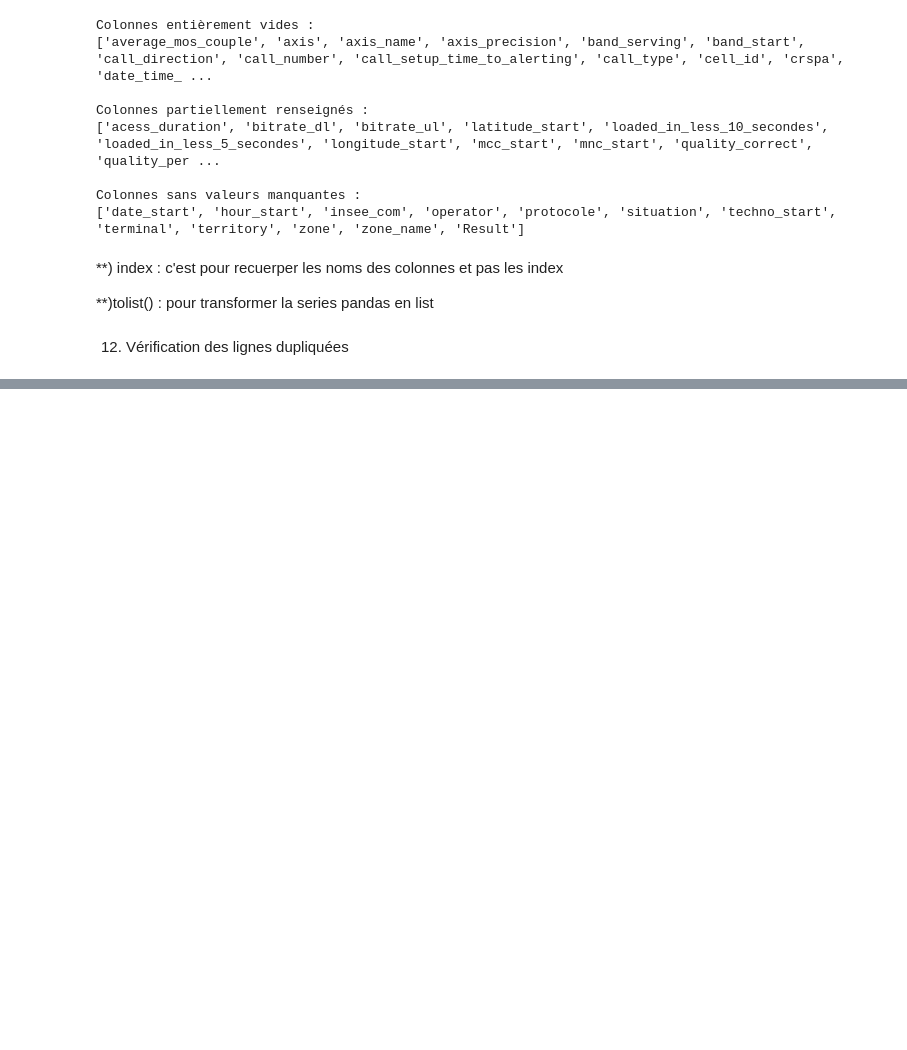
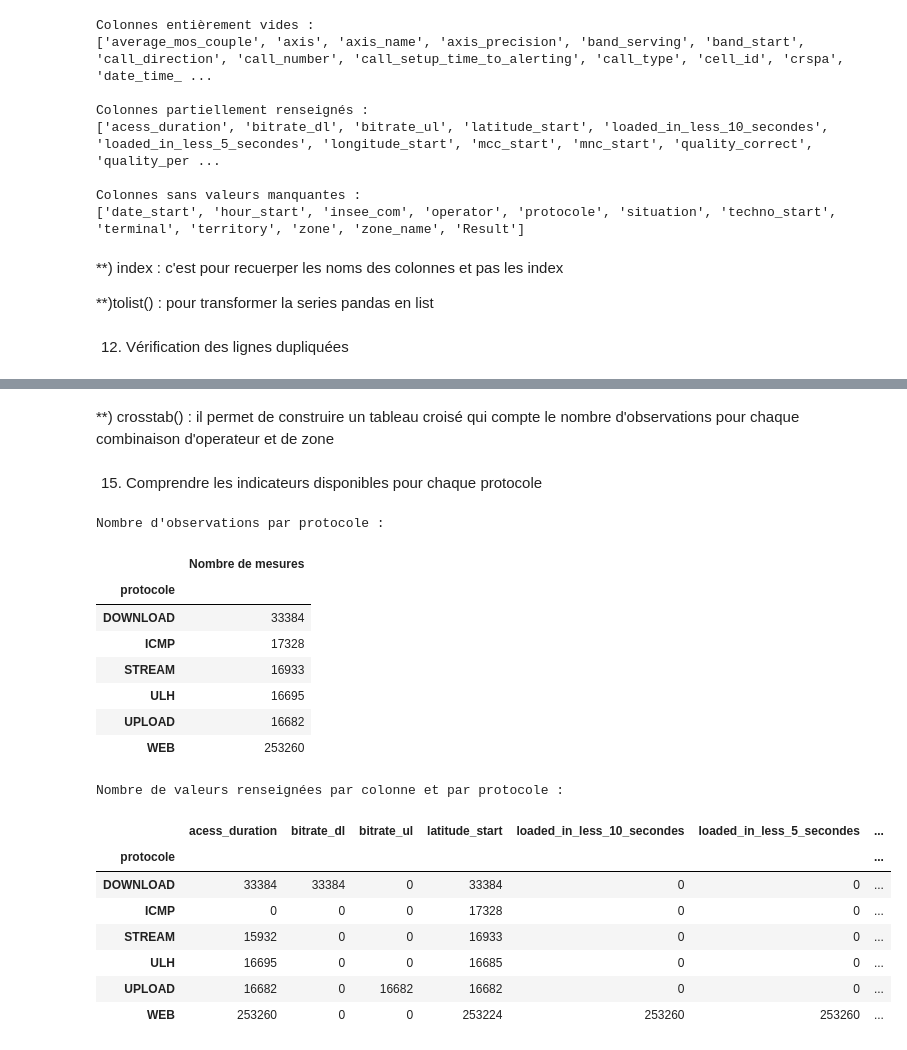
Before and after one commit to SoniaCH613/mobile-network-performance-analysis, a Jupyter notebook: analyses_jupyter/exploration_donnees_01.ipynb, the cells around one changed output, grey strips where cells are left out. Drawn from its saved outputs; the diff is of its cells as text; code cells hidden in the pictures; blank space fills up the shorter version.

```diff
--- a/analyses_jupyter/exploration_donnees_01.ipynb
+++ b/analyses_jupyter/exploration_donnees_01.ipynb
@@ -250,0 +316,33 @@ print("Nombre de lignes entièrement dupliquées :",nombre_doublons)
+# %% [markdown]
+**) crosstab() : il permet de construire un tableau croisé qui compte le nombre d'observations pour chaque combinaison d'operateur et de zone
+# %% [markdown]
+15. Comprendre les indicateurs disponibles pour chaque protocole
+# %%
+repartition_champs=donnees_completes.groupby("protocole")[colonnes_partielles.index].count()
+
+total_par_protocole=donnees_completes.groupby("protocole").size()
+
+print("Nombre d'observations par protocole : ")
+display(total_par_protocole.to_frame("Nombre de mesures"))
+
+print("Nombre de valeurs renseignées par colonne et par protocole : ")
+display(repartition_champs)
+# %% [output]
+Nombre d'observations par protocole :
+|  | Nombre de mesures |
+| protocole |  |
+| DOWNLOAD | 33384 |
+| ICMP | 17328 |
+| STREAM | 16933 |
+| ULH | 16695 |
+| UPLOAD | 16682 |
+| WEB | 253260 |
+Nombre de valeurs renseignées par colonne et par protocole :
+|  | acess_duration | bitrate_dl | bitrate_ul | latitude_start | loaded_in_less_10_secondes | loaded_in_less_5_secondes | ... |
+| protocole |  |  |  |  |  |  | ... |
+| DOWNLOAD | 33384 | 33384 | 0 | 33384 | 0 | 0 | ... |
+| ICMP | 0 | 0 | 0 | 17328 | 0 | 0 | ... |
+| STREAM | 15932 | 0 | 0 | 16933 | 0 | 0 | ... |
+| ULH | 16695 | 0 | 0 | 16685 | 0 | 0 | ... |
+| UPLOAD | 16682 | 0 | 16682 | 16682 | 0 | 0 | ... |
+| WEB | 253260 | 0 | 0 | 253224 | 253260 | 253260 | ... |
```
Also changed, not shown: parts of 16 cells of this notebook.
